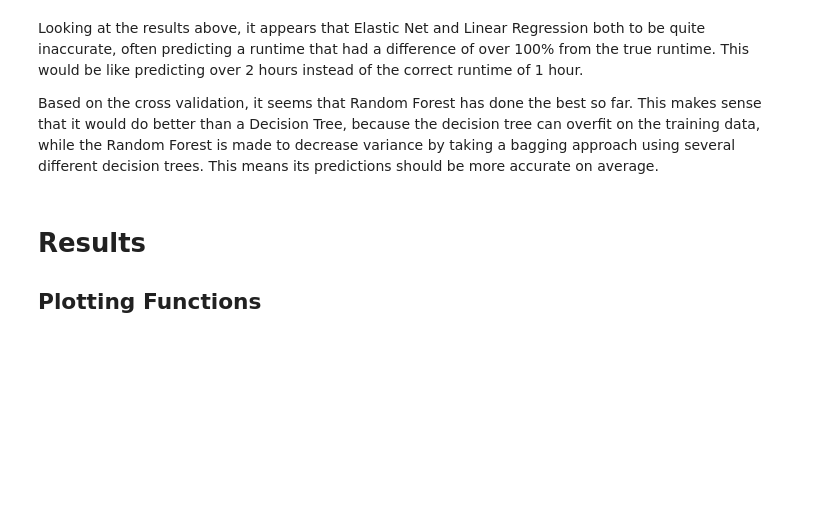
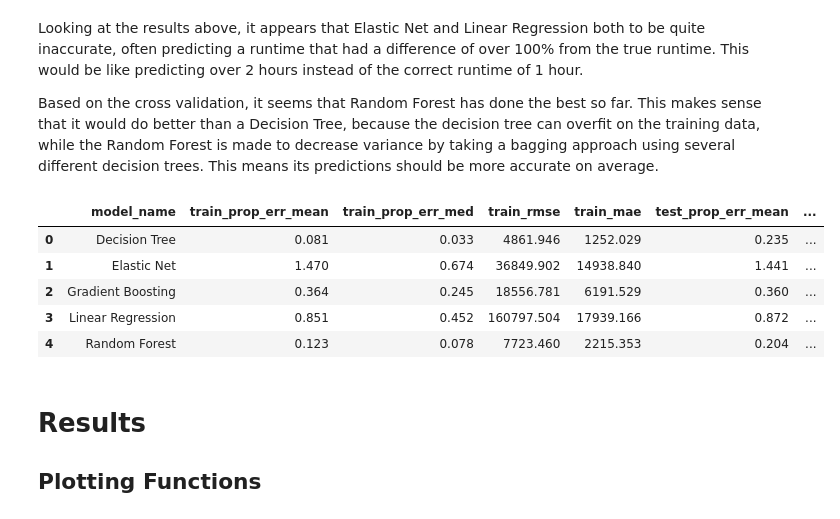
Before and after one commit to ravishende/data210_final_project, a Jupyter notebook: modeling.ipynb, the cells around one changed output. Cells and saved outputs as stored; diff of their text form; code cells hidden in the pictures; blank space fills up the shorter version.

Commit message:
added tables generation

```diff
--- a/modeling.ipynb
+++ b/modeling.ipynb
@@ -317,6 +317,29 @@ for model_name, model in models.items():
 # %%
 predictions_df = train_and_test_tuned(tuned_models=tuned_models, split_dfs=dfs_split)
 results_df = get_results_df(predictions_df)
+# %%
+# save aggregated (mean) results DataFrames (total, train, and test)
+agg_results_dfs = []
+for model, df in results_df.groupby("model_name"):
+    df = df.drop(columns=["time_sample", "model_name"])
+    df = df.mean().to_frame().T
+    df.insert(loc=0, column="model_name", value=model)
+    agg_results_dfs.append(df)
+agg_results_df = pd.concat(agg_results_dfs, ignore_index=True)
+agg_results_df = agg_results_df.round(decimals=3)
+agg_results_df.to_csv("results/mean_results_agg.csv", index=False)
+agg_results_train = agg_results_df.drop(columns=[c for c in agg_results_df.columns if "test" in c])
+agg_results_train.to_csv("results/mean_results_agg_train.csv", index=False)
+agg_results_test = agg_results_df.drop(columns=[c for c in agg_results_df.columns if "train" in c])
+agg_results_test.to_csv("results/mean_results_agg_test.csv", index=False)
+agg_results_df
+# %% [output]
+|  | model_name | train_prop_err_mean | train_prop_err_med | train_rmse | train_mae | test_prop_err_mean | ... |
+| 0 | Decision Tree | 0.081 | 0.033 | 4861.946 | 1252.029 | 0.235 | ... |
+| 1 | Elastic Net | 1.470 | 0.674 | 36849.902 | 14938.840 | 1.441 | ... |
+| 2 | Gradient Boosting | 0.364 | 0.245 | 18556.781 | 6191.529 | 0.360 | ... |
+| 3 | Linear Regression | 0.851 | 0.452 | 160797.504 | 17939.166 | 0.872 | ... |
+| 4 | Random Forest | 0.123 | 0.078 | 7723.460 | 2215.353 | 0.204 | ... |
 # %% [markdown]
 # Results
 
```
Also changed, not shown: 3 other files.
